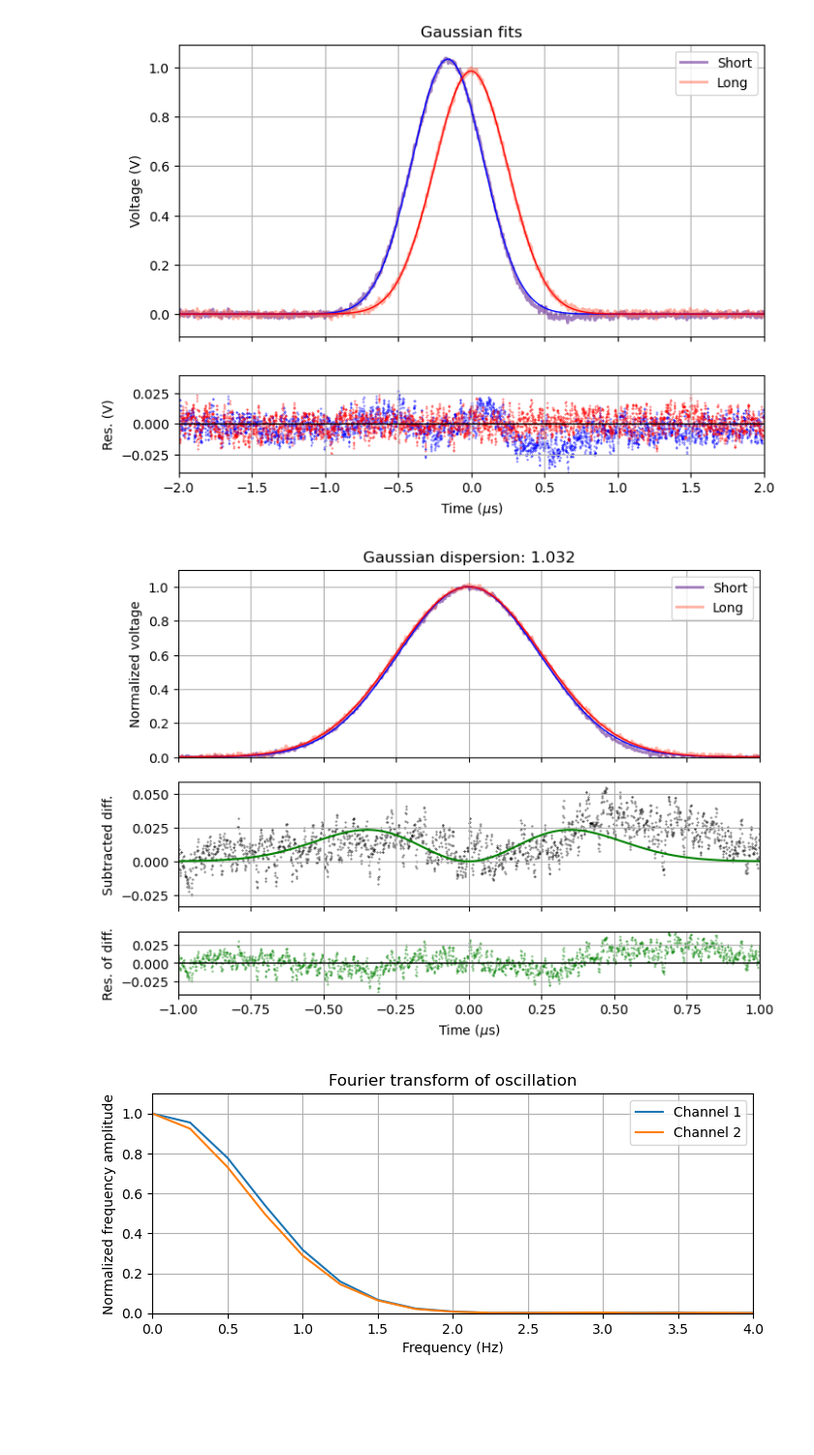
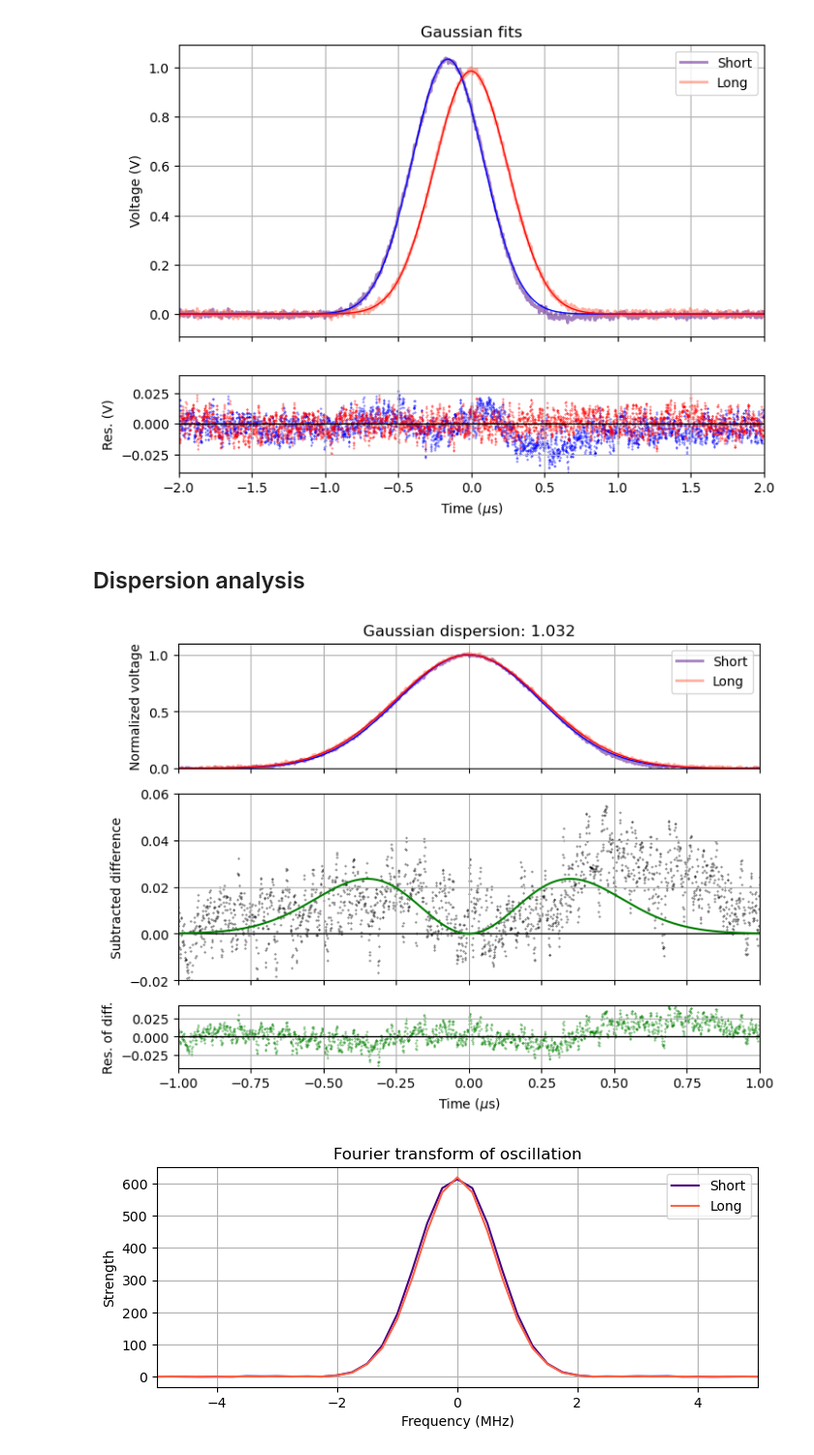
Before and after one commit to xingyzt/5bl, a Jupyter notebook: capstone/gaussian_dispersion.ipynb, the cells around one changed output. Shown at 97% size. Saved outputs shown, nothing was run; the diff lists cells and outputs as text; code cells hidden in the pictures; blank space fills up the shorter version.

```diff
--- a/capstone/gaussian_dispersion.ipynb
+++ b/capstone/gaussian_dispersion.ipynb
@@ -80,7 +85,7 @@ plt.legend()
 # %%
 near = np.abs(t_raw - t_raw[np.argmax(ch2_raw)])
 select = near < 2
-antiselect = near > 3
+antiselect = np.logical_and(near > 3, near < 1000)
 
 t = t_raw[select]
 t -= np.mean(t)
@@ -165,8 +170,10 @@ plt.xlabel("Time ($\mu$s)")
 plt.show()
 # %% [output]
 [figure]
+# %% [markdown]
+## Dispersion analysis
 # %%
-fig, [ax1, ax2, ax3] = plt.subplots(3,1,sharex=True,figsize=(8,6),gridspec_kw={'height_ratios': [3, 2, 1]})
+fig, [ax1, ax2, ax3] = plt.subplots(3,1,sharex=True,figsize=(8,6),gridspec_kw={'height_ratios': [2, 3, 1]})
 
 shift1 = -int(x1/dt)
 shift2 = -int(x2/dt)
@@ -187,43 +194,45 @@ plt.grid()
 plt.legend()
 
 plt.sca(ax2)
-plt.ylabel("Subtracted diff.")
+plt.axhline(0, c="black", lw=1)
+plt.ylabel("Subtracted difference")
 plt.plot(ret, curve(ret, 1, g2) - curve(ret, 1, g1), c="green")
 plt.scatter(ret, re2 - re1, s=0.1, c="black")
 plt.grid()
+plt.ylim(-0.02,0.06)
 
 plt.sca(ax3)
+plt.axhline(0, c="black", lw=1)
 resdiff = (re2 - re1) - (curve(ret, 1, g2) - curve(ret, 1, g1))
 maxres = np.max(np.abs(resdiff))
 plt.ylim(-maxres, maxres)
 plt.ylabel("Res. of diff.")
 plt.scatter(ret, resdiff, s=0.1, c="green")
-plt.axhline(0, c="black", lw=1)
 plt.grid()
 
 plt.xlabel("Time ($\mu$s)")
 
 plt.show()
 # %% [output]
-[figure, old version]
+[figure, new version]
 # %%
 from scipy.fft import fft, fftfreq, fftshift
 
 for (n, ch) in enumerate([ch1, ch2]):
     spectrum = np.abs(fftshift(fft(ch)))
-    spectrum /= np.max(spectrum)
-    sampling_rate = 1 / np.average(np.diff(t))
+    # spectrum /= np.max(spectrum)
+    sampling_rate = 1 / dt
     freq = fftshift(fftfreq(t.size, 1/sampling_rate))
     bin_width = np.average(np.diff(freq))
-    plt.plot(freq, spectrum, label=f"Channel {n+1}")
+    plt.plot(freq, spectrum, label=("Short" if n==0 else "Long"), c=("indigo" if n==0 else "tomato"))
 
 plt.title("Fourier transform of oscillation")
-plt.xlabel("Frequency (Hz)")
-plt.ylabel("Normalized frequency amplitude")
-plt.xlim(0, 4)
-plt.ylim(0, 1.1)
+plt.xlabel("Frequency (MHz)")
+plt.ylabel("Strength")
+plt.xlim(-5, 5)
+# plt.ylim(0, 1.1)
 plt.grid()
 plt.legend()
 plt.show()
 # %% [output]
-[figure, old version]
+[figure, new version]
```
Also changed, not shown: parts of 2 cells of this notebook.
